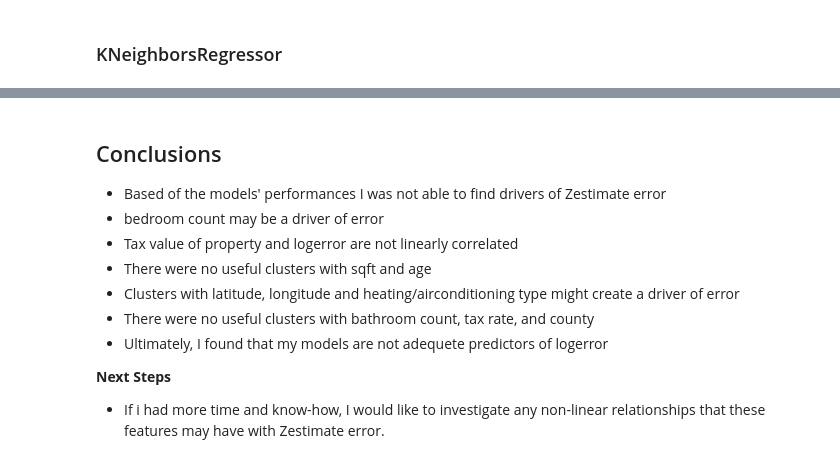
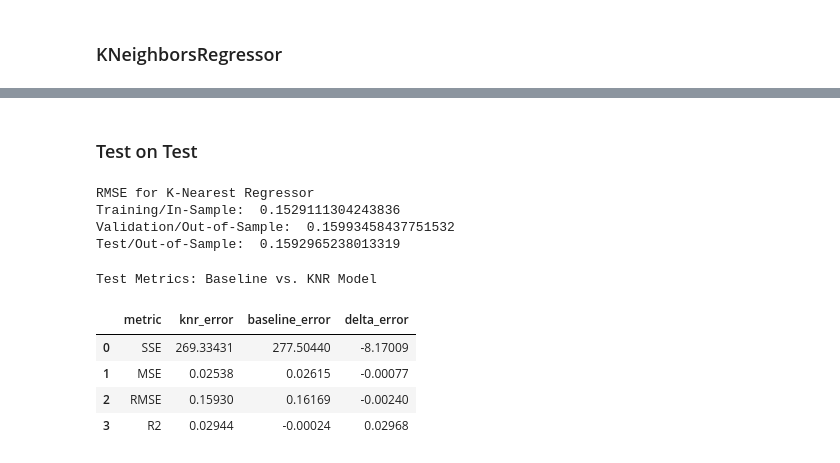
Before and after one commit to Jason-Tellez/Zillow-clustering-proj, a Jupyter notebook: zillow_clustering_report.ipynb, the cells around one changed output, grey strips where cells are left out. Drawn from its saved outputs; the diff is of its cells as text; code cells hidden in the pictures.

```diff
--- a/zillow_clustering_report.ipynb
+++ b/zillow_clustering_report.ipynb
@@ -894,12 +843,49 @@ df_eval
-# %% [markdown]
-## Conclusions
-- Based of the models' performances I was not able to find drivers of Zestimate error
-- bedroom count may be a driver of error
-- Tax value of property and logerror are not linearly correlated
-- There were no useful clusters with sqft and age
-- Clusters with latitude, longitude and heating/airconditioning type might create a driver of error
-- There were no useful clusters with bathroom count, tax rate, and county
-- Ultimately, I found that my models are not adequete predictors of logerror
-
-**Next Steps**
-- If i had more time and know-how, I would like to investigate any non-linear relationships that these features may have with Zestimate error.
+# %% [markdown]
+### Test on Test
+# %%
+# Convert y_test to dataframe for testing
+y_test = pd.DataFrame(y_test)
+
+# Fit the model
+knr.fit(X_test_mm[best_cols], y_test.logerror)
+
+# predict
+y_test['knr_yhat'] = knr.predict(X_test_mm[best_cols])
+
+# evaluate: rmse
+rmse_test = mean_squared_error(y_test['logerror'], y_test['knr_yhat'])**(1/2)
+
+print("RMSE for K-Nearest Regressor\nTraining/In-Sample: ", rmse_train,
+      "\nValidation/Out-of-Sample: ", rmse_validate,
+      "\nTest/Out-of-Sample: ", rmse_test)
+# %% [output]
+RMSE for K-Nearest Regressor
+Training/In-Sample:  0.1529111304243836
+Validation/Out-of-Sample:  0.15993458437751532
+Test/Out-of-Sample:  0.1592965238013319
+# %%
+# Compare OLS model metrics to baseline
+SSE, ESS, TSS, MSE, RMSE = m.regression_errors(y_test, 'logerror', 'knr_yhat')
+df_eval = pd.DataFrame(np.array(['SSE','MSE','RMSE', 'R2']), columns=['metric'])
+
+#logerror mean
+mean_baseline = y_test.logerror.mean()
+
+y_test['mean_baseline'] = mean_baseline
+
+# Get test  baseline model metrics to compare future models
+SSE_baseline, ESS_baseline, TSS_baseline, MSE_baseline, RMSE_baseline = m.regression_errors(y_test, 'logerror', 'mean_baseline')
+
+df_eval['knr_error'] = np.array([SSE, MSE, RMSE, r2_score(y_test.logerror, y_test.knr_yhat)])
+df_eval['baseline_error'] = np.array([SSE_baseline, MSE_baseline, RMSE_baseline, r2_baseline_mean])
+
+df_eval['delta_error'] = df_eval.knr_error - df_eval.baseline_error
+print('Test Metrics: Baseline vs. KNR Model')
+df_eval
+# %% [output]
+Test Metrics: Baseline vs. KNR Model
+|  | metric | knr_error | baseline_error | delta_error |
+| 0 | SSE | 269.33431 | 277.50440 | -8.17009 |
+| 1 | MSE | 0.02538 | 0.02615 | -0.00077 |
+| 2 | RMSE | 0.15930 | 0.16169 | -0.00240 |
+| 3 | R2 | 0.02944 | -0.00024 | 0.02968 |
```
Also changed, not shown: parts of 45 cells of this notebook, 1 other file.
